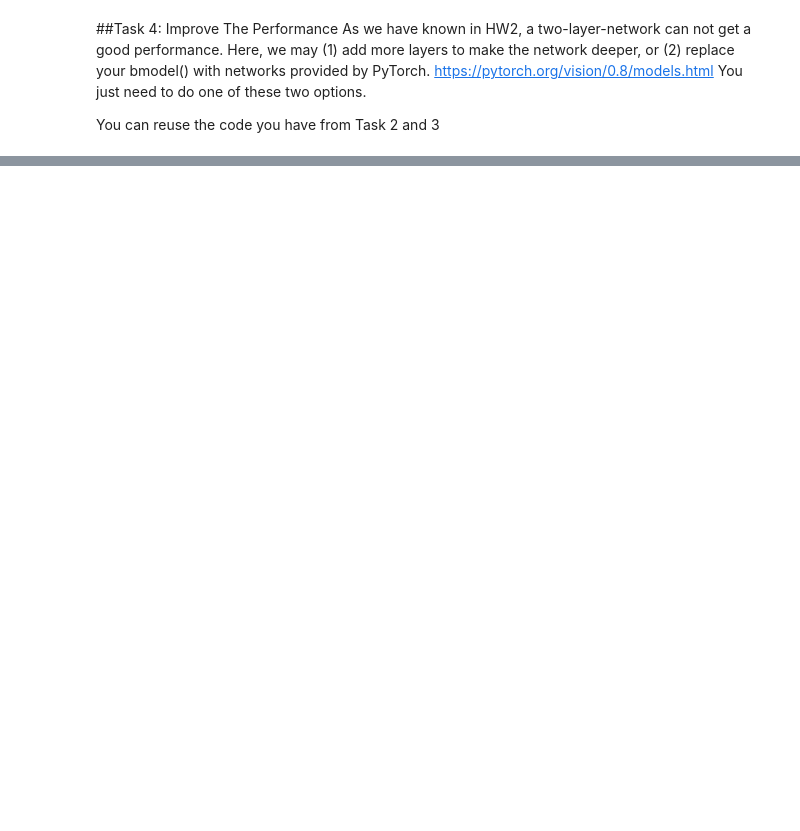
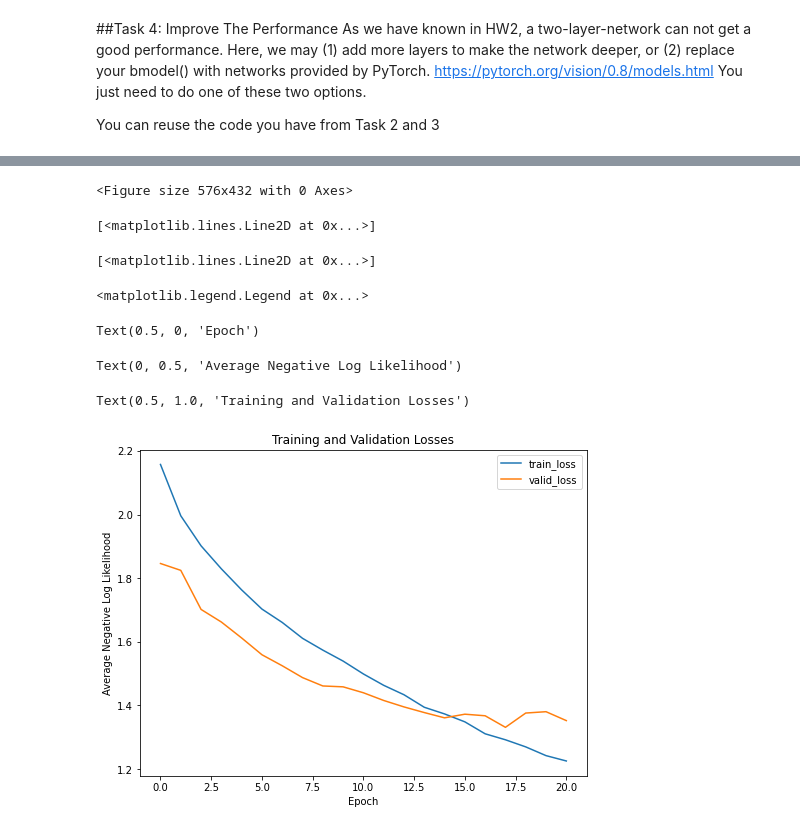
Before and after one commit to peter-callahan/vanderbilt, a Jupyter notebook: week11_Callahan_callahp.ipynb, the cells around one changed output, grey strips where cells are left out. Saved outputs shown, nothing was run; the diff lists cells and outputs as text; code cells hidden in the pictures; blank space fills up the shorter version.

```diff
--- a/week11_Callahan_callahp.ipynb
+++ b/week11_Callahan_callahp.ipynb
@@ -792,0 +826,6 @@ You can reuse the code you have from Task 2 and 3
+# %%
+input_size = 32 * 32 * 3
+hidden_size = 1000
+num_classes = 10
+
+model2 = model_v2(input_size, hidden_size, num_classes)
@@ -792,0 +850,27 @@ You can reuse the code you have from Task 2 and 3
+# %%
+# https://stats.stackexchange.com/questions/352036/what-should-i-do-when-my-neural-network-doesnt-learn
+
+dataloaders = {
+    'train': DataLoader(data['train'],
+                        batch_size=batch_size,
+                        shuffle=True,
+                        num_workers=10),
+
+    'valid': DataLoader(data['valid'],
+                    batch_size=batch_size,
+                    shuffle=True,
+                    num_workers=10),
+}
+
+criterion = nn.CrossEntropyLoss()
+optimizer = optim.Adam(model2.parameters(), lr=0.0001)
+
+model, history = train(model2,
+    criterion,
+    optimizer,
+    dataloaders['train'],
+    dataloaders['valid'],
+    save_file_name=f'/content/drive/MyDrive/Colab Notebooks/neural_net_pytorch/modelv2_2_best_model.pt',
+    max_epochs_stop=3,
+    n_epochs=100,
+    print_every=1)
@@ -792,0 +896,19 @@ You can reuse the code you have from Task 2 and 3
+# %%
+plt.figure(figsize=(8, 6))
+for c in ['train_loss', 'valid_loss']:
+    plt.plot(
+        history[c], label=c)
+plt.legend()
+plt.xlabel('Epoch')
+plt.ylabel('Average Negative Log Likelihood')
+plt.title('Training and Validation Losses')
+plt.show()
+# %% [output]
+<Figure size 576x432 with 0 Axes>
+[<matplotlib.lines.Line2D at 0x...>]
+[<matplotlib.lines.Line2D at 0x...>]
+<matplotlib.legend.Legend at 0x...>
+Text(0.5, 0, 'Epoch')
+Text(0, 0.5, 'Average Negative Log Likelihood')
+Text(0.5, 1.0, 'Training and Validation Losses')
+[figure, added]
```
Also changed, not shown: parts of 24 cells of this notebook.
